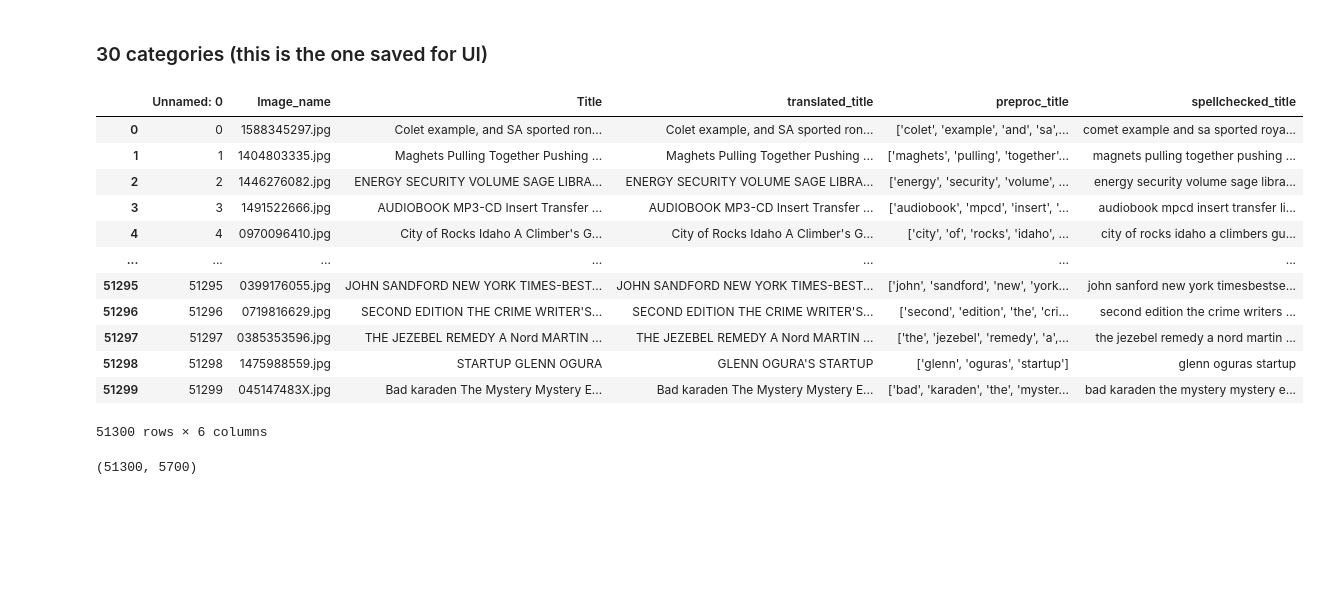
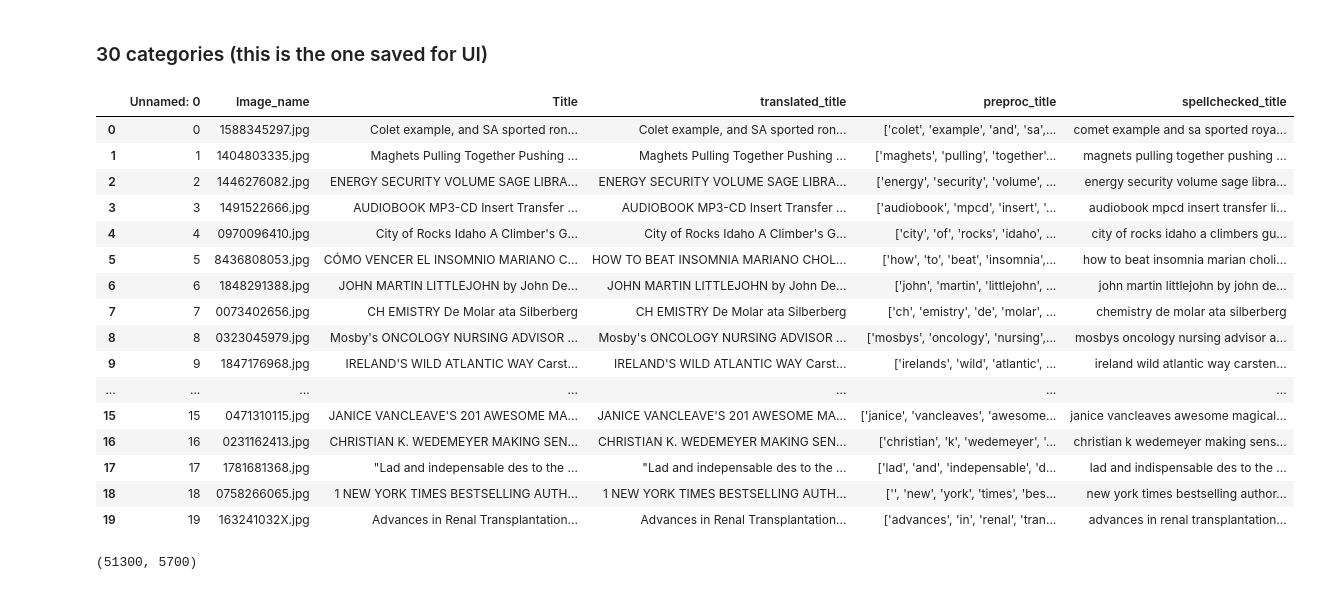
Before and after one commit to NahiaPeschard/wagon_book_cover, a Jupyter notebook: notebooks/elli_google_nlp2.ipynb, the cells around one changed output. Saved outputs shown, nothing was run; the diff lists cells and outputs as text; code cells hidden in the pictures; blank space fills up the shorter version.

```diff
--- a/notebooks/elli_google_nlp2.ipynb
+++ b/notebooks/elli_google_nlp2.ipynb
@@ -1413,21 +1413,25 @@ disp.plot(cmap="PuRd", ax=ax)
 df_test2 = pd.read_csv('../raw_data/titles_data/X_test_fully_pp.csv')
 df_train2 = pd.read_csv('../raw_data/titles_data/X_train_fully_pp.csv')
 # %%
-df_train2
+df_train2.head(20)
 # %% [output]
 |  | Unnamed: 0 | Image_name | Title | translated_title | preproc_title | spellchecked_title |
 | 0 | 0 | 1588345297.jpg | Colet example, and SA sported ron... | Colet example, and SA sported ron... | ['colet', 'example', 'and', 'sa',... | comet example and sa sported roya... |
 | 1 | 1 | 1404803335.jpg | Maghets Pulling Together Pushing ... | Maghets Pulling Together Pushing ... | ['maghets', 'pulling', 'together'... | magnets pulling together pushing ... |
 | 2 | 2 | 1446276082.jpg | ENERGY SECURITY VOLUME SAGE LIBRA... | ENERGY SECURITY VOLUME SAGE LIBRA... | ['energy', 'security', 'volume', ... | energy security volume sage libra... |
 | 3 | 3 | 1491522666.jpg | AUDIOBOOK MP3-CD Insert Transfer ... | AUDIOBOOK MP3-CD Insert Transfer ... | ['audiobook', 'mpcd', 'insert', '... | audiobook mpcd insert transfer li... |
 | 4 | 4 | 0970096410.jpg | City of Rocks Idaho A Climber's G... | City of Rocks Idaho A Climber's G... | ['city', 'of', 'rocks', 'idaho', ... | city of rocks idaho a climbers gu... |
+| 5 | 5 | 8436808053.jpg | CÓMO VENCER EL INSOMNIO MARIANO C... | HOW TO BEAT INSOMNIA MARIANO CHOL... | ['how', 'to', 'beat', 'insomnia',... | how to beat insomnia marian choli... |
+| 6 | 6 | 1848291388.jpg | JOHN MARTIN LITTLEJOHN by John De... | JOHN MARTIN LITTLEJOHN by John De... | ['john', 'martin', 'littlejohn', ... | john martin littlejohn by john de... |
+| 7 | 7 | 0073402656.jpg | CH EMISTRY De Molar ata Silberberg | CH EMISTRY De Molar ata Silberberg | ['ch', 'emistry', 'de', 'molar', ... | chemistry de molar ata silberberg |
+| 8 | 8 | 0323045979.jpg | Mosby's ONCOLOGY NURSING ADVISOR ... | Mosby's ONCOLOGY NURSING ADVISOR ... | ['mosbys', 'oncology', 'nursing',... | mosbys oncology nursing advisor a... |
+| 9 | 9 | 1847176968.jpg | IRELAND'S WILD ATLANTIC WAY Carst... | IRELAND'S WILD ATLANTIC WAY Carst... | ['irelands', 'wild', 'atlantic', ... | ireland wild atlantic way carsten... |
 | ... | ... | ... | ... | ... | ... | ... |
-| 51295 | 51295 | 0399176055.jpg | JOHN SANDFORD NEW YORK TIMES-BEST... | JOHN SANDFORD NEW YORK TIMES-BEST... | ['john', 'sandford', 'new', 'york... | john sanford new york timesbestse... |
-| 51296 | 51296 | 0719816629.jpg | SECOND EDITION THE CRIME WRITER'S... | SECOND EDITION THE CRIME WRITER'S... | ['second', 'edition', 'the', 'cri... | second edition the crime writers ... |
-| 51297 | 51297 | 0385353596.jpg | THE JEZEBEL REMEDY A Nord MARTIN ... | THE JEZEBEL REMEDY A Nord MARTIN ... | ['the', 'jezebel', 'remedy', 'a',... | the jezebel remedy a nord martin ... |
-| 51298 | 51298 | 1475988559.jpg | STARTUP GLENN OGURA | GLENN OGURA'S STARTUP | ['glenn', 'oguras', 'startup'] | glenn oguras startup |
-| 51299 | 51299 | 045147483X.jpg | Bad karaden The Mystery Mystery E... | Bad karaden The Mystery Mystery E... | ['bad', 'karaden', 'the', 'myster... | bad karaden the mystery mystery e... |
+| 15 | 15 | 0471310115.jpg | JANICE VANCLEAVE'S 201 AWESOME MA... | JANICE VANCLEAVE'S 201 AWESOME MA... | ['janice', 'vancleaves', 'awesome... | janice vancleaves awesome magical... |
+| 16 | 16 | 0231162413.jpg | CHRISTIAN K. WEDEMEYER MAKING SEN... | CHRISTIAN K. WEDEMEYER MAKING SEN... | ['christian', 'k', 'wedemeyer', '... | christian k wedemeyer making sens... |
+| 17 | 17 | 1781681368.jpg | "Lad and indepensable des to the ... | "Lad and indepensable des to the ... | ['lad', 'and', 'indepensable', 'd... | lad and indispensable des to the ... |
+| 18 | 18 | 0758266065.jpg | 1 NEW YORK TIMES BESTSELLING AUTH... | 1 NEW YORK TIMES BESTSELLING AUTH... | ['', 'new', 'york', 'times', 'bes... | new york times bestselling author... |
+| 19 | 19 | 163241032X.jpg | Advances in Renal Transplantation... | Advances in Renal Transplantation... | ['advances', 'in', 'renal', 'tran... | advances in renal transplantation... |
-51300 rows × 6 columns
 # %%
 #def preprocessed_title2(title):
     #porter_stemmer = PorterStemmer()
```
Also changed, not shown: parts of 4 cells of this notebook.
